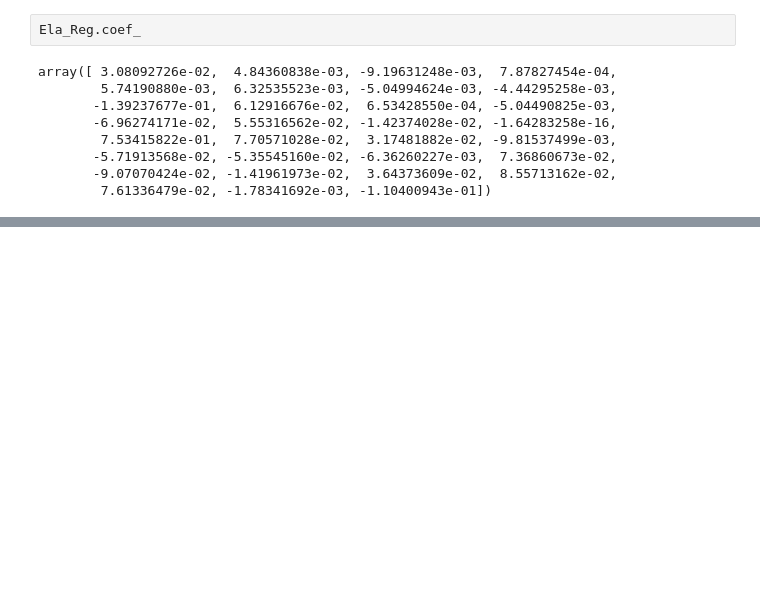
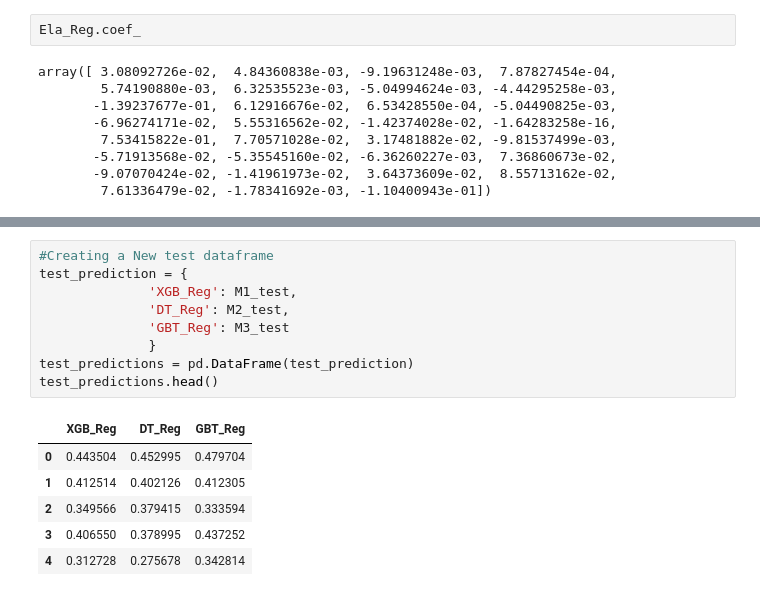
Before and after one commit to DATaxelBase/DATaxelBase, a Jupyter notebook: Project_1/Trip_Duration_Prediction_Modeling.ipynb, the cells around one changed output, grey strips where cells are left out. Drawn from its saved outputs; the diff is of its cells as text; blank space fills up the shorter version.

```diff
--- a/Project_1/Trip_Duration_Prediction_Modeling.ipynb
+++ b/Project_1/Trip_Duration_Prediction_Modeling.ipynb
@@ -729,0 +1168,16 @@ MSE for model:  0.019907802428677613
+# %%
+#Creating a New test dataframe
+test_prediction = {
+              'XGB_Reg': M1_test,
+              'DT_Reg': M2_test,
+              'GBT_Reg': M3_test
+              }
+test_predictions = pd.DataFrame(test_prediction)
+test_predictions.head()
+# %% [output]
+|  | XGB_Reg | DT_Reg | GBT_Reg |
+| 0 | 0.443504 | 0.452995 | 0.479704 |
+| 1 | 0.412514 | 0.402126 | 0.412305 |
+| 2 | 0.349566 | 0.379415 | 0.333594 |
+| 3 | 0.406550 | 0.378995 | 0.437252 |
+| 4 | 0.312728 | 0.275678 | 0.342814 |
```
Also changed, not shown: parts of 86 cells of this notebook, 6 other files.
